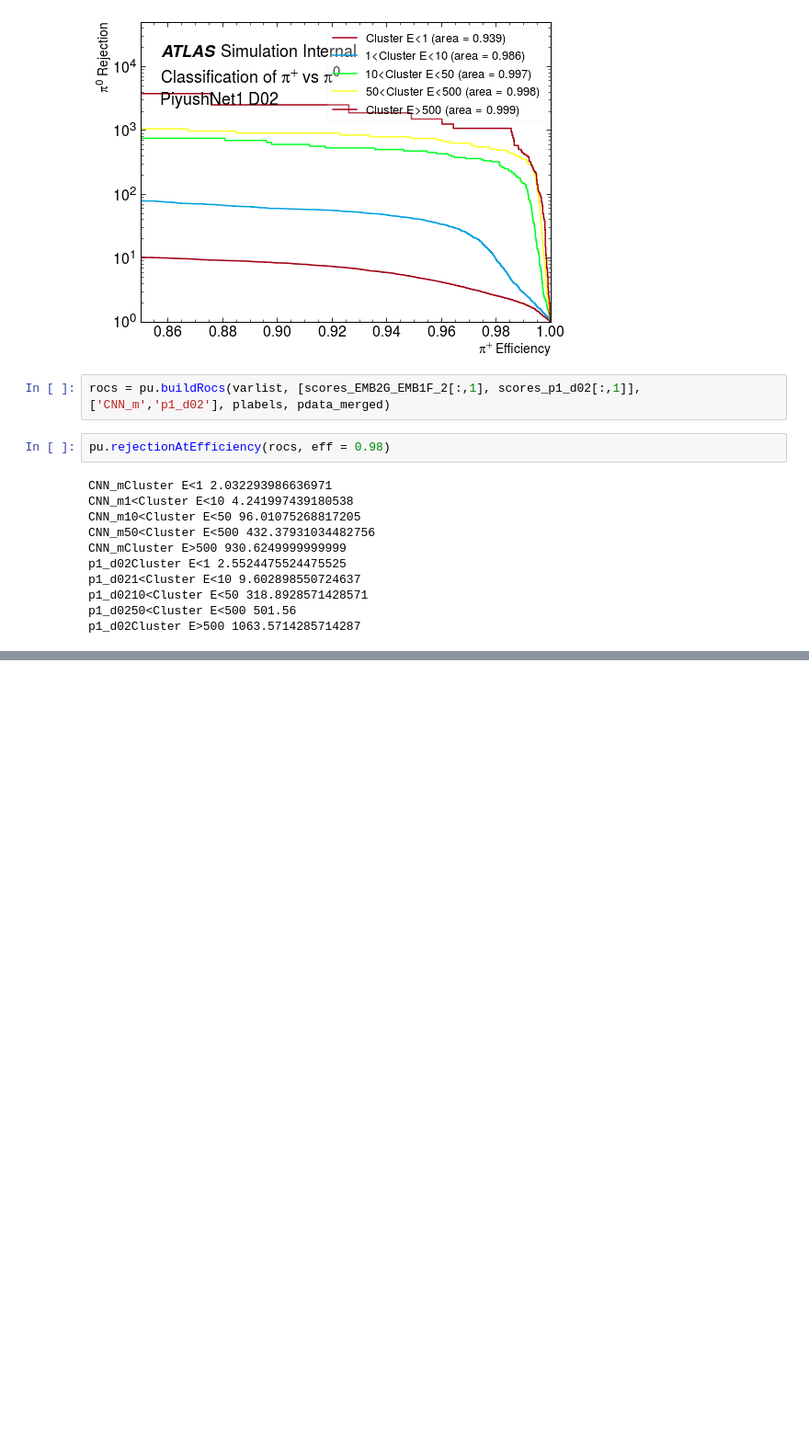
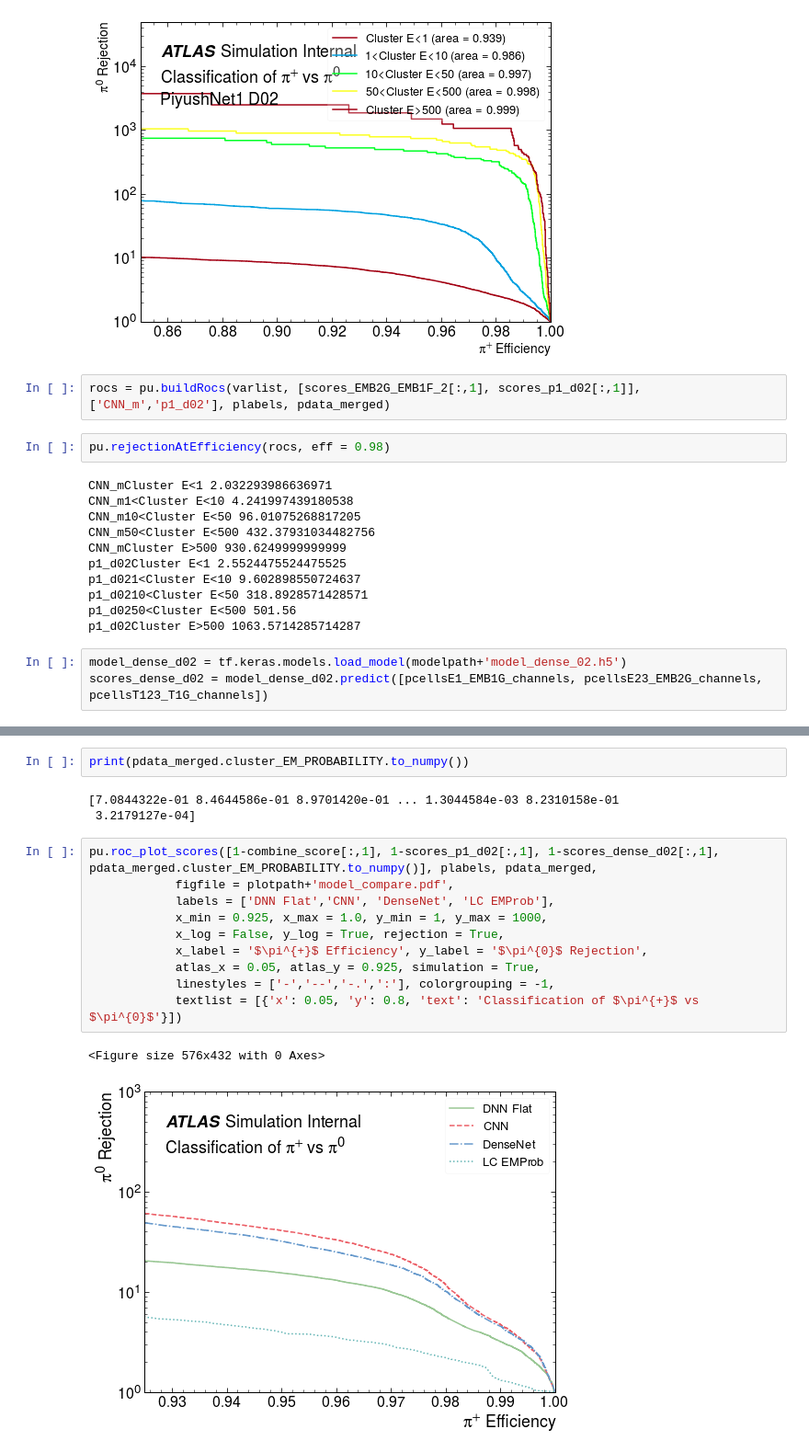
Before and after one commit to russbate42/LCStudies, a Jupyter notebook: classifier/TopoClusterClassifierPlotting.ipynb, the cells around one changed output, grey strips where cells are left out. Shown at 92% size. Cells and saved outputs as stored; diff of their text form; blank space fills up the shorter version.

```diff
--- a/classifier/TopoClusterClassifierPlotting.ipynb
+++ b/classifier/TopoClusterClassifierPlotting.ipynb
@@ -253,6 +245,9 @@ p1_d021<Cluster E<10 9.602898550724637
 p1_d0210<Cluster E<50 318.8928571428571
 p1_d0250<Cluster E<500 501.56
 p1_d02Cluster E>500 1063.5714285714287
+# %%
+model_dense_d02 = tf.keras.models.load_model(modelpath+'model_dense_02.h5')
+scores_dense_d02 = model_dense_d02.predict([pcellsE1_EMB1G_channels, pcellsE23_EMB2G_channels, pcellsT123_T1G_channels])
 # %%
 pu.rocScan(varlist, [scores_EMB2G_EMB1F_2[:,1], scores_p1_d02[:,1]], ['cnn_m','p1_d02'], plabels, pdata_merged,
             x_min = 0.85, x_max = 1.0, y_min = 1, y_max = 100000,
@@ -290,0 +296,18 @@ Invalid limit will be ignored.
+# %%
+print(pdata_merged.cluster_EM_PROBABILITY.to_numpy())
+# %% [output]
+[7.0844322e-01 8.4644586e-01 8.9701420e-01 ... 1.3044584e-03 8.2310158e-01
+ 3.2179127e-04]
+# %%
+pu.roc_plot_scores([1-combine_score[:,1], 1-scores_p1_d02[:,1], 1-scores_dense_d02[:,1], pdata_merged.cluster_EM_PROBABILITY.to_numpy()], plabels, pdata_merged,
+            figfile = plotpath+'model_compare.pdf',
+            labels = ['DNN Flat','CNN', 'DenseNet', 'LC EMProb'],
+            x_min = 0.925, x_max = 1.0, y_min = 1, y_max = 1000,
+            x_log = False, y_log = True, rejection = True,
+            x_label = '$\pi^{+}$ Efficiency', y_label = '$\pi^{0}$ Rejection',
+            atlas_x = 0.05, atlas_y = 0.925, simulation = True,
+            linestyles = ['-','--','-.',':'], colorgrouping = -1,
+            textlist = [{'x': 0.05, 'y': 0.8, 'text': 'Classification of $\pi^{+}$ vs $\pi^{0}$'}])
+# %% [output]
+<Figure size 576x432 with 0 Axes>
+[figure, added]
```
Also changed, not shown: parts of 12 cells of this notebook, 1 other file.
